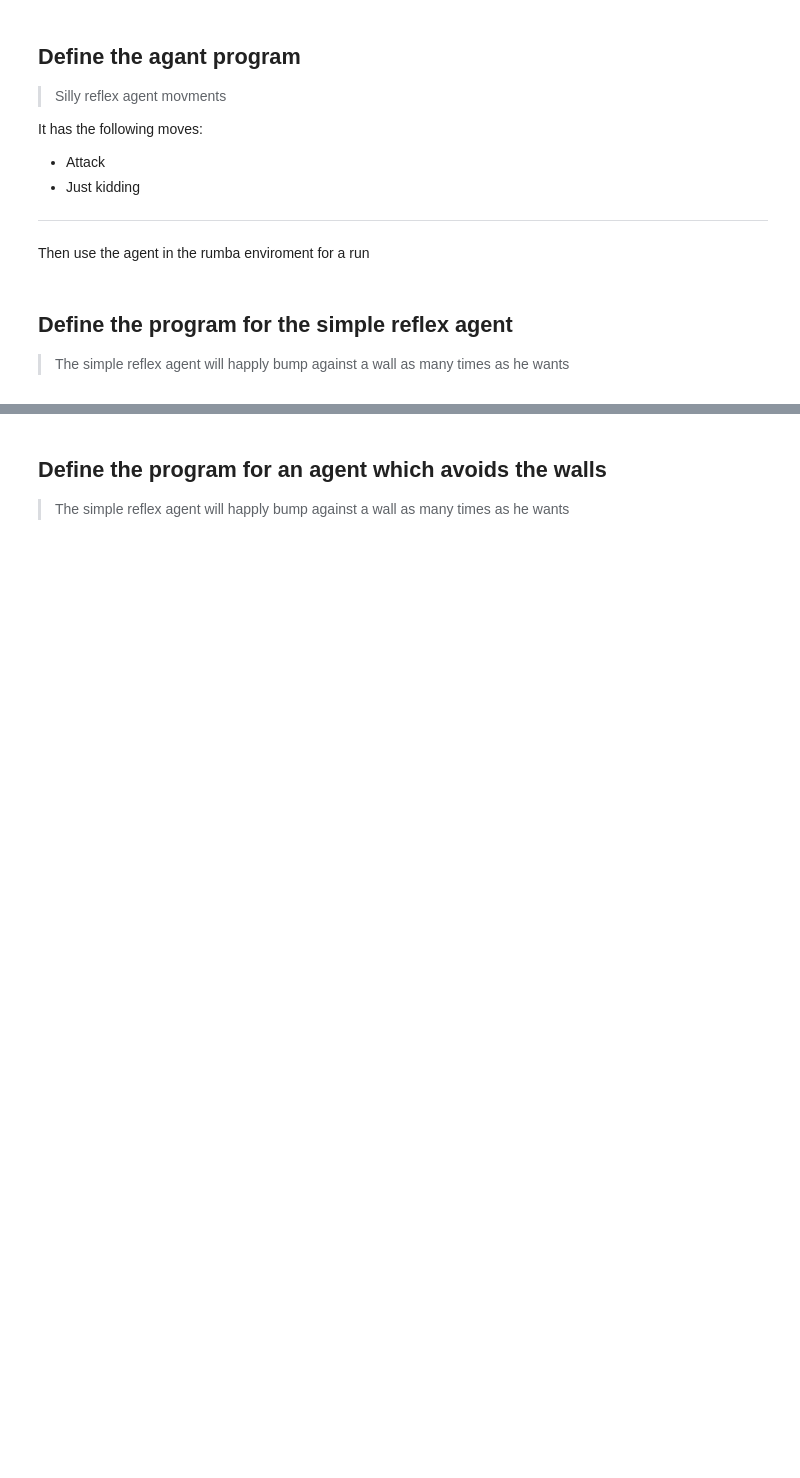
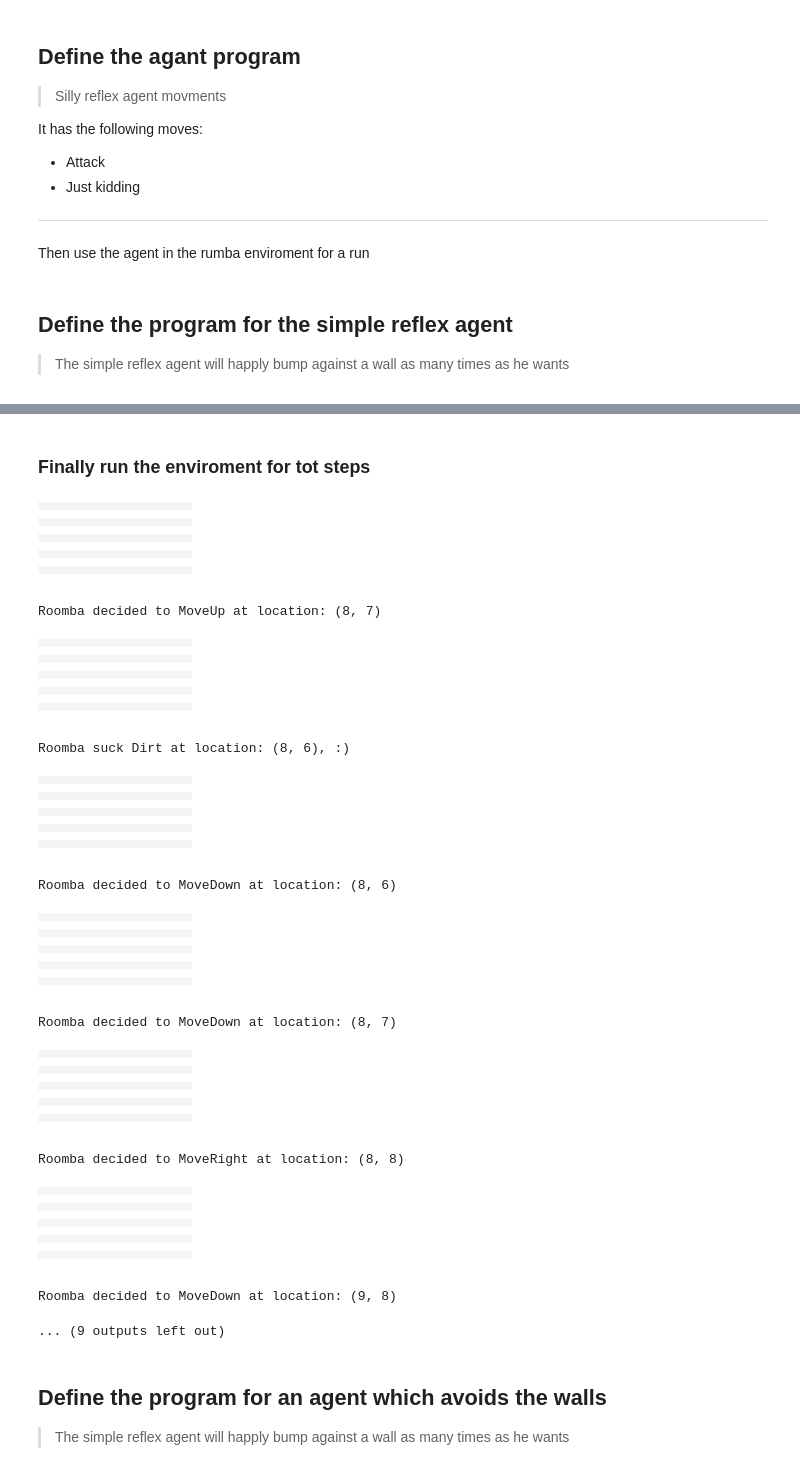
Before and after one commit to Jac-Zac/aima-python, a Jupyter notebook: Homework1.ipynb, the cells around one changed output, grey strips where cells are left out. Drawn from its saved outputs; the diff is of its cells as text; code cells hidden in the pictures; blank space fills up the shorter version.

Commit message:
new enviroment

```diff
--- a/Homework1.ipynb
+++ b/Homework1.ipynb
@@ -321,3 +335,82 @@ def simple_program(percepts):
+# %% [markdown]
+### Finally run the enviroment for tot steps
+# %%
+# Create the enviroment with the correct program
+room = Roomba_Env(verbose=True)
+
+# Add the Roomba object to the environment at a random position
+room.add_thing(Roomba(simple_program), get_random_position(room), True)
+
+# Run the rumba for x step with 0 delay because we want to be fast but still show the cool drawings
+room.run(steps = 10, delay = 0, draw=True)
+# %% [output]
+|  |  |  |  |  |  |  |  |  |  |  |
+|  |  |  |  |  |  |  |  |  |  |  |
+|  |  |  |  |  |  |  |  |  |  |  |
+|  |  |  |  |  |  |  |  |  |  |  |
+|  |  |  |  |  |  |  |  |  |  |  |
+|  |  |  |  |  |  |  |  |  |  |  |
+|  |  |  |  |  |  |  |  |  |  |  |
+|  |  |  |  |  |  |  |  |  |  |  |
+|  |  |  |  |  |  |  |  |  |  |  |
+|  |  |  |  |  |  |  |  |  |  |  |
+Roomba decided to MoveUp at location: (8, 7)
+|  |  |  |  |  |  |  |  |  |  |  |
+|  |  |  |  |  |  |  |  |  |  |  |
+|  |  |  |  |  |  |  |  |  |  |  |
+|  |  |  |  |  |  |  |  |  |  |  |
+|  |  |  |  |  |  |  |  |  |  |  |
+|  |  |  |  |  |  |  |  |  |  |  |
+|  |  |  |  |  |  |  |  |  |  |  |
+|  |  |  |  |  |  |  |  |  |  |  |
+|  |  |  |  |  |  |  |  |  |  |  |
+|  |  |  |  |  |  |  |  |  |  |  |
+Roomba suck Dirt at location: (8, 6), :)
+|  |  |  |  |  |  |  |  |  |  |  |
+|  |  |  |  |  |  |  |  |  |  |  |
+|  |  |  |  |  |  |  |  |  |  |  |
+|  |  |  |  |  |  |  |  |  |  |  |
+|  |  |  |  |  |  |  |  |  |  |  |
+|  |  |  |  |  |  |  |  |  |  |  |
+|  |  |  |  |  |  |  |  |  |  |  |
+|  |  |  |  |  |  |  |  |  |  |  |
+|  |  |  |  |  |  |  |  |  |  |  |
+|  |  |  |  |  |  |  |  |  |  |  |
+Roomba decided to MoveDown at location: (8, 6)
+|  |  |  |  |  |  |  |  |  |  |  |
+|  |  |  |  |  |  |  |  |  |  |  |
+|  |  |  |  |  |  |  |  |  |  |  |
+|  |  |  |  |  |  |  |  |  |  |  |
+|  |  |  |  |  |  |  |  |  |  |  |
+|  |  |  |  |  |  |  |  |  |  |  |
+|  |  |  |  |  |  |  |  |  |  |  |
+|  |  |  |  |  |  |  |  |  |  |  |
+|  |  |  |  |  |  |  |  |  |  |  |
+|  |  |  |  |  |  |  |  |  |  |  |
+Roomba decided to MoveDown at location: (8, 7)
+|  |  |  |  |  |  |  |  |  |  |  |
+|  |  |  |  |  |  |  |  |  |  |  |
+|  |  |  |  |  |  |  |  |  |  |  |
+|  |  |  |  |  |  |  |  |  |  |  |
+|  |  |  |  |  |  |  |  |  |  |  |
+|  |  |  |  |  |  |  |  |  |  |  |
+|  |  |  |  |  |  |  |  |  |  |  |
+|  |  |  |  |  |  |  |  |  |  |  |
+|  |  |  |  |  |  |  |  |  |  |  |
+|  |  |  |  |  |  |  |  |  |  |  |
+Roomba decided to MoveRight at location: (8, 8)
+|  |  |  |  |  |  |  |  |  |  |  |
+|  |  |  |  |  |  |  |  |  |  |  |
+|  |  |  |  |  |  |  |  |  |  |  |
+|  |  |  |  |  |  |  |  |  |  |  |
+|  |  |  |  |  |  |  |  |  |  |  |
+|  |  |  |  |  |  |  |  |  |  |  |
+|  |  |  |  |  |  |  |  |  |  |  |
+|  |  |  |  |  |  |  |  |  |  |  |
+|  |  |  |  |  |  |  |  |  |  |  |
+|  |  |  |  |  |  |  |  |  |  |  |
+Roomba decided to MoveDown at location: (9, 8)
+... (9 outputs left out)
 # %% [markdown]
 ## Define the program for an agent which avoids the walls
 > The simple reflex agent will happly bump against a wall as many times as he wants
```
Also changed, not shown: parts of 7 cells of this notebook.
